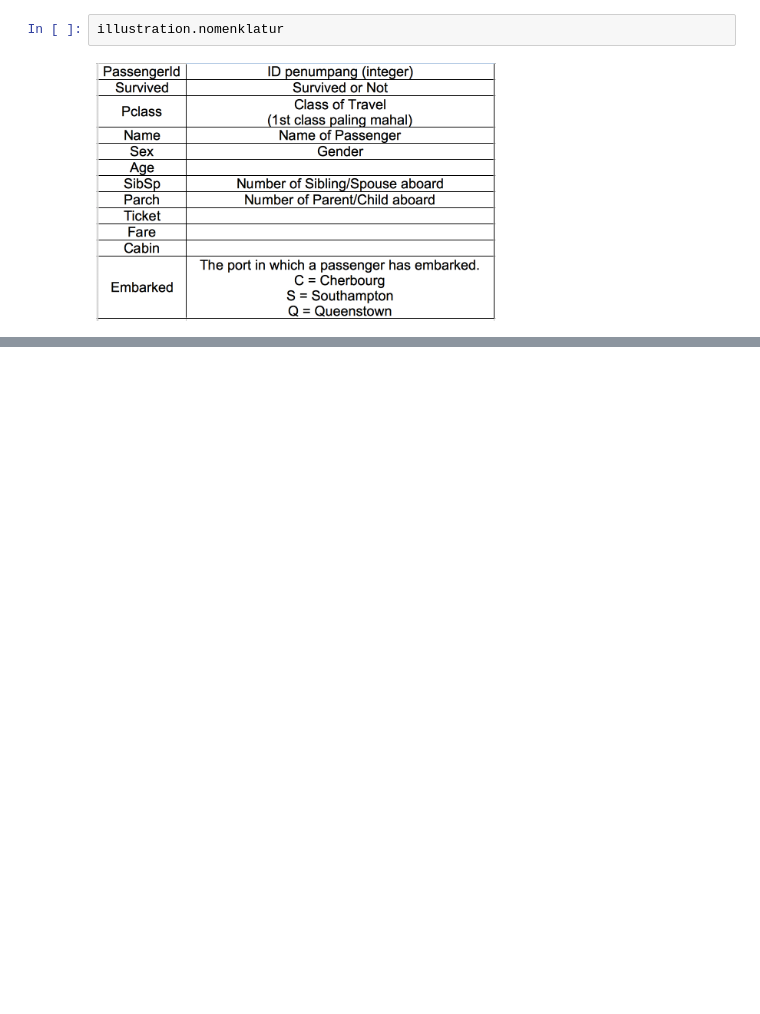
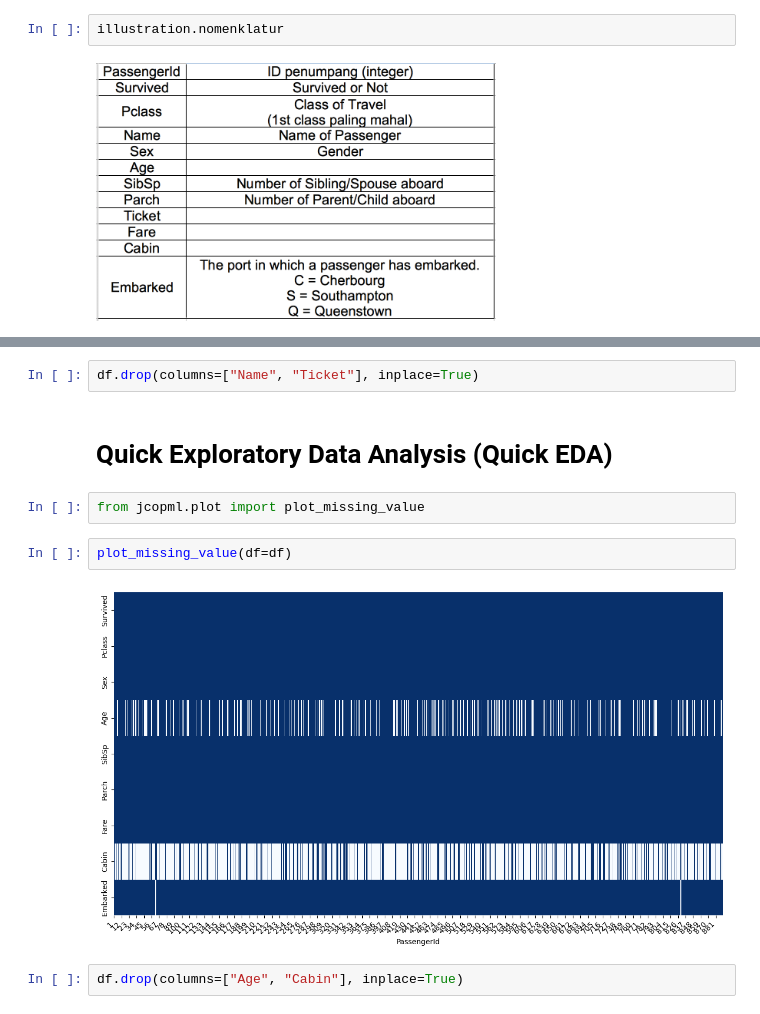
Before and after one commit to HekalMaulana/ML-REGRESI_KLASIFIKASI-LAB, a Jupyter notebook: 04 - KNN & Scikit-learn/Part 2 - Machine Learning Essential.ipynb, the cells around one changed output, grey strips where cells are left out. Saved outputs shown, nothing was run; the diff lists cells and outputs as text; blank space fills up the shorter version.

```diff
--- a/04 - KNN & Scikit-learn/Part 2 - Machine Learning Essential.ipynb
+++ b/04 - KNN & Scikit-learn/Part 2 - Machine Learning Essential.ipynb
@@ -19,3 +19,15 @@ df.head()
 | 3 | 1 | 3 | Heikkinen, Miss. Laina | female | 26.0 | 0 | 0 | STON/O2. 3101282 | 7.9250 | NaN | ... |
 | 4 | 1 | 1 | Futrelle, Mrs. Jacques Heath (Lil... | female | 35.0 | 1 | 0 | 113803 | 53.1000 | C123 | ... |
 | 5 | 0 | 3 | Allen, Mr. William Henry | male | 35.0 | 0 | 0 | 373450 | 8.0500 | NaN | ... |
+# %%
+df.drop(columns=["Name", "Ticket"], inplace=True)
+# %% [markdown]
+# Quick Exploratory Data Analysis (Quick EDA)
+# %%
+from jcopml.plot import plot_missing_value
+# %%
+plot_missing_value(df=df)
+# %% [output]
+[figure, added]
+# %%
+df.drop(columns=["Age", "Cabin"], inplace=True)
```
Also changed, not shown: parts of 17 cells of this notebook.
